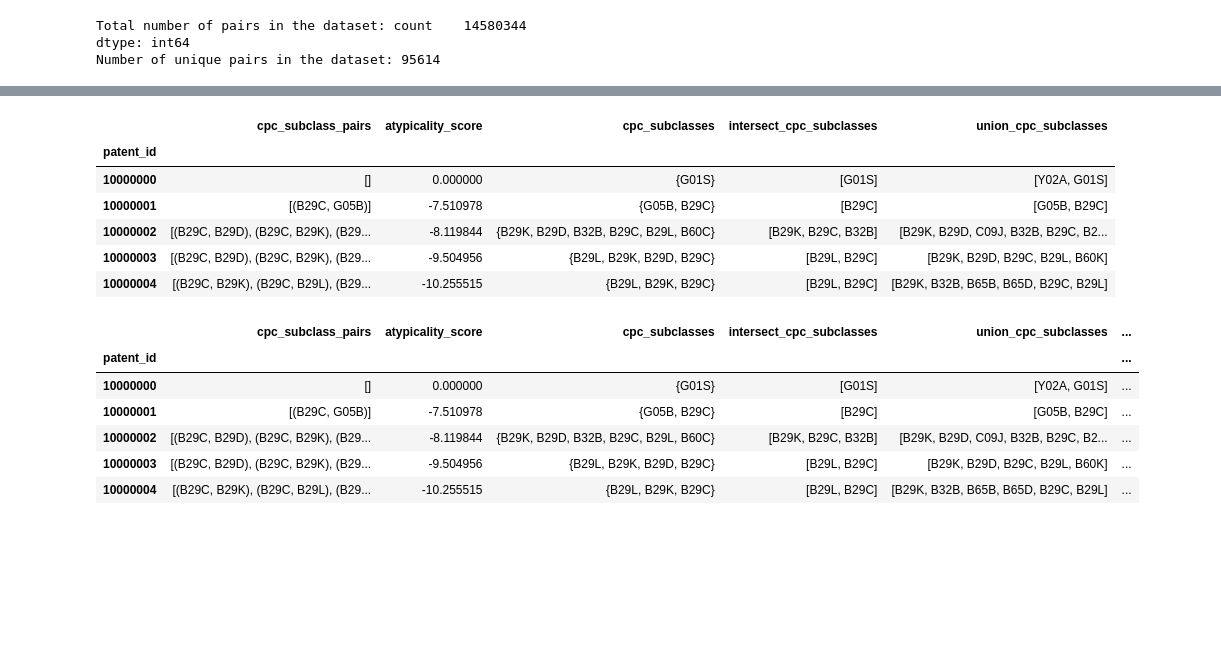
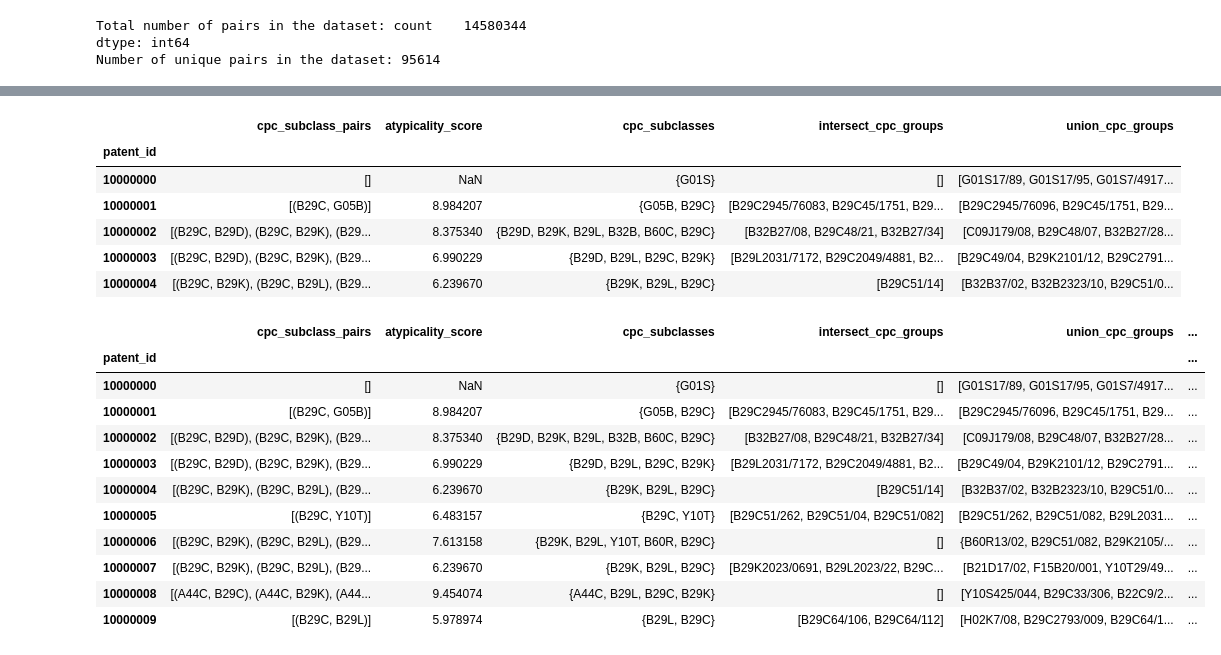
Before and after one commit to koacow/glob-s-RA, a Jupyter notebook: patents/calculate_measures.ipynb, the cells around one changed output, grey strips where cells are left out. Drawn from its saved outputs; the diff is of its cells as text; code cells hidden in the pictures; blank space fills up the shorter version.

Commit message:
completed atypicality calculations and validated results

```diff
--- a/patents/calculate_measures.ipynb
+++ b/patents/calculate_measures.ipynb
@@ -53,7 +53,7 @@ citations.head()
 | 4 | 10000001 | 2 | 9090016 | 2015-07-01 | Takeuchi | B2 | ... |
 # %%
 fwd_citations = fwd_citations[["patent_id", "forward_citations"]]
-cpc = cpc[["patent_id", "cpc_sequence", "cpc_subclass"]]
+cpc = cpc[["patent_id", "cpc_sequence", "cpc_subclass", "cpc_group"]]
 citations = citations[["patent_id", "citation_sequence", "citation_patent_id"]]
 # %%
 num_patents = fwd_citations["patent_id"].nunique()
@@ -248,6 +257,5 @@ patent_cpc_subclass_pairs.head()
 # %%
-# Step 8: Merge the atypicality scores with the list of cpc subclasses to get the full output
-if not os.path.exists("./data/patent_cpc_subclass_pairs.csv"):
-    patent_cpc_subclass_pairs_with_atypicality = pd.merge(patent_cpc_subclass_pairs, cpc_subclasses, right_index=True, left_index=True, how="inner", validate="1:1")
+# 8. Merge the atypicality scores with the list of cpc subclasses to get the full output
+patent_cpc_subclass_pairs_with_atypicality = pd.merge(patent_cpc_subclass_pairs, cpc_subclasses, right_index=True, left_index=True, how="inner", validate="1:1")
 patent_cpc_subclass_pairs_with_atypicality.head()
 # %% [output]
@@ -296 +360,3 @@ cpc_subclasses_dict = cpc_subclasses.fillna("n/a").to_dict()
+# %%
+cpc_groups_dict = cpc_groups.to_dict()
 # %%
@@ -327,51 +393,58 @@ patent_cpc_subclass_pairs_with_atypicality.head()
 # %%
-# 4. Get the union of CPC subclasses between a patent and its backward citations
-def get_union_cpc_subclasses(row):
+# 4. Get the union of CPC groups between a patent and its backward citations
+def get_union_cpc_groups(row):
     patent_id = row.name
-    patent_cpc_subclasses = cpc_subclasses_dict.get(patent_id, {})
-    if not patent_cpc_subclasses or patent_cpc_subclasses == "n/a":
+    patent_cpc_groups = cpc_groups_dict.get(patent_id, {})
+    if not patent_cpc_groups or (isinstance(patent_cpc_groups, float) and np.isnan(patent_cpc_groups)):
         return []
     backward_citations = citations_dict.get(patent_id, [])
     if not backward_citations:
-        return patent_cpc_subclasses
-    backward_citations_cpc_subclasses = []
+        return patent_cpc_groups
+    backward_citations_cpc_groups = []
     for citation in backward_citations:
-        citation_cpc_subclasses = cpc_subclasses_dict.get(citation, {})
-        if citation_cpc_subclasses and citation_cpc_subclasses != "n/a":
-            backward_citations_cpc_subclasses.extend(citation_cpc_subclasses)
-    return list(set(patent_cpc_subclasses) | set(backward_citations_cpc_subclasses))
+        citation_cpc_groups = cpc_groups_dict.get(citation, {})
+        if not citation_cpc_groups or (isinstance(citation_cpc_groups, float) and np.isnan(citation_cpc_groups)):
+            continue
+        if citation_cpc_groups:
+            backward_citations_cpc_groups.extend(citation_cpc_groups)
+    return list(set(patent_cpc_groups) | set(backward_citations_cpc_groups))
 
-patent_cpc_subclass_pairs_with_atypicality["union_cpc_subclasses"] = patent_cpc_subclass_pairs_with_atypicality.apply(get_union_cpc_subclasses, axis=1)
+patent_cpc_subclass_pairs_with_atypicality["union_cpc_groups"] = patent_cpc_subclass_pairs_with_atypicality.apply(get_union_cpc_groups, axis=1)
 patent_cpc_subclass_pairs_with_atypicality.head()
 # %% [output]
-|  | cpc_subclass_pairs | atypicality_score | cpc_subclasses | intersect_cpc_subclasses | union_cpc_subclasses |
+|  | cpc_subclass_pairs | atypicality_score | cpc_subclasses | intersect_cpc_groups | union_cpc_groups |
 | patent_id |  |  |  |  |  |
-| 10000000 | [] | 0.000000 | {G01S} | [G01S] | [Y02A, G01S] |
-| 10000001 | [(B29C, G05B)] | -7.510978 | {G05B, B29C} | [B29C] | [G05B, B29C] |
-| 10000002 | [(B29C, B29D), (B29C, B29K), (B29... | -8.119844 | {B29K, B29D, B32B, B29C, B29L, B60C} | [B29K, B29C, B32B] | [B29K, B29D, C09J, B32B, B29C, B2... |
-| 10000003 | [(B29C, B29D), (B29C, B29K), (B29... | -9.504956 | {B29L, B29K, B29D, B29C} | [B29L, B29C] | [B29K, B29D, B29C, B29L, B60K] |
-| 10000004 | [(B29C, B29K), (B29C, B29L), (B29... | -10.255515 | {B29L, B29K, B29C} | [B29L, B29C] | [B29K, B32B, B65B, B65D, B29C, B29L] |
+| 10000000 | [] | NaN | {G01S} | [] | [G01S17/89, G01S17/95, G01S7/4917... |
+| 10000001 | [(B29C, G05B)] | 8.984207 | {G05B, B29C} | [B29C2945/76083, B29C45/1751, B29... | [B29C2945/76096, B29C45/1751, B29... |
+| 10000002 | [(B29C, B29D), (B29C, B29K), (B29... | 8.375340 | {B29D, B29K, B29L, B32B, B60C, B29C} | [B32B27/08, B29C48/21, B32B27/34] | [C09J179/08, B29C48/07, B32B27/28... |
+| 10000003 | [(B29C, B29D), (B29C, B29K), (B29... | 6.990229 | {B29D, B29L, B29C, B29K} | [B29L2031/7172, B29C2049/4881, B2... | [B29C49/04, B29K2101/12, B29C2791... |
+| 10000004 | [(B29C, B29K), (B29C, B29L), (B29... | 6.239670 | {B29K, B29L, B29C} | [B29C51/14] | [B32B37/02, B32B2323/10, B29C51/0... |
 # %%
 # 5. Calculate the Technological Leap Score
 # Technological Leap Score = 1 - (Jaccard Similarity)
 def calculate_tech_leap_score(patent):
-    # If a patent and all its backward citations have no CPC subclasses, this means it has no technological leap.
-    if not patent["union_cpc_subclasses"]:
+    # If a patent and all its backward citations have no CPC groups, this means it has no technological leap.
+    if not patent["union_cpc_groups"]:
         return 0.0
     # If a patent has no CPC subclasses in common with its backward citations, it has maximum technological leap.
-    elif not patent["intersect_cpc_subclasses"]:
+    elif not patent["intersect_cpc_groups"]:
         return 1.0
     else:
-        return 1 - (len(patent["intersect_cpc_subclasses"]) / len(patent["union_cpc_subclasses"]))
+        return 1 - (len(patent["intersect_cpc_groups"]) / len(patent["union_cpc_groups"]))
 patent_cpc_subclass_pairs_with_atypicality["tech_leap"] = patent_cpc_subclass_pairs_with_atypicality.apply(calculate_tech_leap_score, axis=1)
-patent_cpc_subclass_pairs_with_atypicality.head()
+patent_cpc_subclass_pairs_with_atypicality.head(10)
 # %% [output]
-|  | cpc_subclass_pairs | atypicality_score | cpc_subclasses | intersect_cpc_subclasses | union_cpc_subclasses | ... |
+|  | cpc_subclass_pairs | atypicality_score | cpc_subclasses | intersect_cpc_groups | union_cpc_groups | ... |
 | patent_id |  |  |  |  |  | ... |
-| 10000000 | [] | 0.000000 | {G01S} | [G01S] | [Y02A, G01S] | ... |
-| 10000001 | [(B29C, G05B)] | -7.510978 | {G05B, B29C} | [B29C] | [G05B, B29C] | ... |
-| 10000002 | [(B29C, B29D), (B29C, B29K), (B29... | -8.119844 | {B29K, B29D, B32B, B29C, B29L, B60C} | [B29K, B29C, B32B] | [B29K, B29D, C09J, B32B, B29C, B2... | ... |
-| 10000003 | [(B29C, B29D), (B29C, B29K), (B29... | -9.504956 | {B29L, B29K, B29D, B29C} | [B29L, B29C] | [B29K, B29D, B29C, B29L, B60K] | ... |
-| 10000004 | [(B29C, B29K), (B29C, B29L), (B29... | -10.255515 | {B29L, B29K, B29C} | [B29L, B29C] | [B29K, B32B, B65B, B65D, B29C, B29L] | ... |
+| 10000000 | [] | NaN | {G01S} | [] | [G01S17/89, G01S17/95, G01S7/4917... | ... |
+| 10000001 | [(B29C, G05B)] | 8.984207 | {G05B, B29C} | [B29C2945/76083, B29C45/1751, B29... | [B29C2945/76096, B29C45/1751, B29... | ... |
+| 10000002 | [(B29C, B29D), (B29C, B29K), (B29... | 8.375340 | {B29D, B29K, B29L, B32B, B60C, B29C} | [B32B27/08, B29C48/21, B32B27/34] | [C09J179/08, B29C48/07, B32B27/28... | ... |
+| 10000003 | [(B29C, B29D), (B29C, B29K), (B29... | 6.990229 | {B29D, B29L, B29C, B29K} | [B29L2031/7172, B29C2049/4881, B2... | [B29C49/04, B29K2101/12, B29C2791... | ... |
+| 10000004 | [(B29C, B29K), (B29C, B29L), (B29... | 6.239670 | {B29K, B29L, B29C} | [B29C51/14] | [B32B37/02, B32B2323/10, B29C51/0... | ... |
+| 10000005 | [(B29C, Y10T)] | 6.483157 | {B29C, Y10T} | [B29C51/262, B29C51/04, B29C51/082] | [B29C51/262, B29C51/082, B29L2031... | ... |
+| 10000006 | [(B29C, B29K), (B29C, B29L), (B29... | 7.613158 | {B29K, B29L, Y10T, B60R, B29C} | [] | {B60R13/02, B29C51/082, B29K2105/... | ... |
+| 10000007 | [(B29C, B29K), (B29C, B29L), (B29... | 6.239670 | {B29K, B29L, B29C} | [B29K2023/0691, B29L2023/22, B29C... | [B21D17/02, F15B20/001, Y10T29/49... | ... |
+| 10000008 | [(A44C, B29C), (A44C, B29K), (A44... | 9.454074 | {A44C, B29L, B29C, B29K} | [] | [Y10S425/044, B29C33/306, B22C9/2... | ... |
+| 10000009 | [(B29C, B29L)] | 5.978974 | {B29L, B29C} | [B29C64/106, B29C64/112] | [H02K7/08, B29C2793/009, B29C64/1... | ... |
 # %%
 # 6. Save the final DataFrame to a CSV file
```
Also changed, not shown: parts of 22 cells of this notebook.
